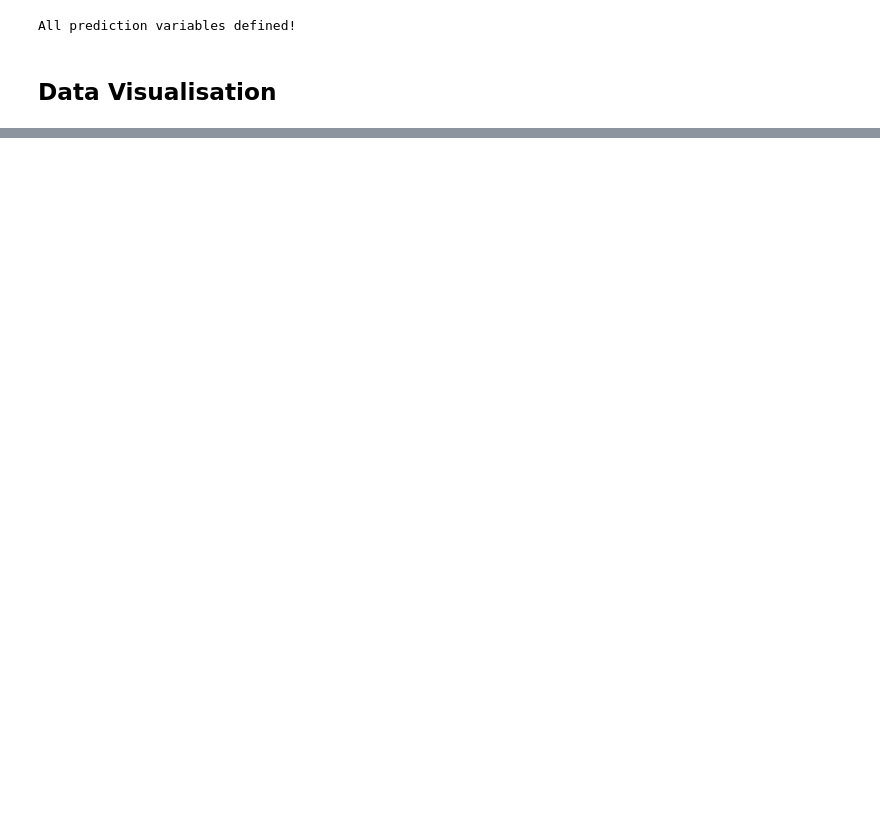
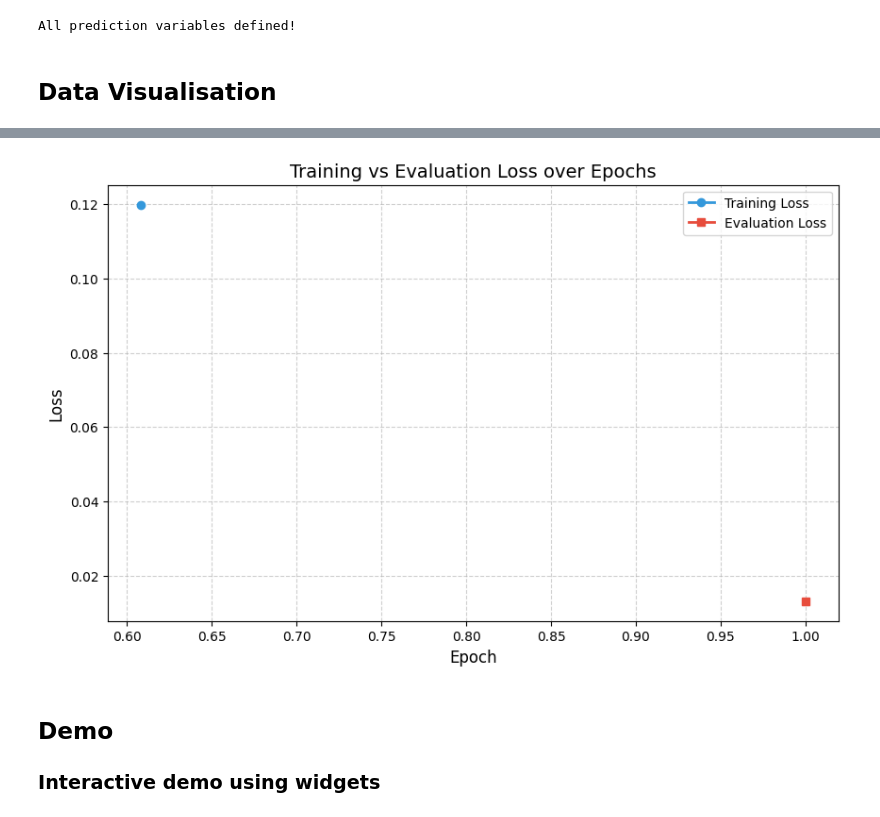
Before and after one commit to X00222004/Project_2026, a Jupyter notebook: project_book.ipynb, the cells around one changed output, grey strips where cells are left out. Saved outputs shown, nothing was run; the diff lists cells and outputs as text; code cells hidden in the pictures; blank space fills up the shorter version.

```diff
--- a/project_book.ipynb
+++ b/project_book.ipynb
@@ -1138,0 +1300,28 @@ Passing `palette` without assigning `hue` is deprecated and will be removed in v
+# %%
+
+#extract log history into a DataFrame
+history = pd.DataFrame(trainer.state.log_history)
+
+# filter for training and evaluation logs
+# training loss
+train_loss = history[history['loss'].notna()][['epoch', 'loss']]
+
+eval_loss = history[history['eval_loss'].notna()][['epoch', 'eval_loss']]
+
+#create the plot
+plt.figure(figsize=(10, 6))
+plt.plot(train_loss['epoch'], train_loss['loss'], label='Training Loss', color='#3498db', linewidth=2, marker='o')
+plt.plot(eval_loss['epoch'], eval_loss['eval_loss'], label='Evaluation Loss', color='#e74c3c', linewidth=2, marker='s')
+
+#formatting
+plt.title('Training vs Evaluation Loss over Epochs', fontsize=14)
+plt.xlabel('Epoch', fontsize=12)
+plt.ylabel('Loss', fontsize=12)
+plt.legend()
+plt.grid(True, linestyle='--', alpha=0.6)
+plt.show()
+# %% [output]
+[figure, added]
+# %% [markdown]
+## Demo
+### Interactive demo using widgets
```
Also changed, not shown: parts of 22 cells of this notebook.
